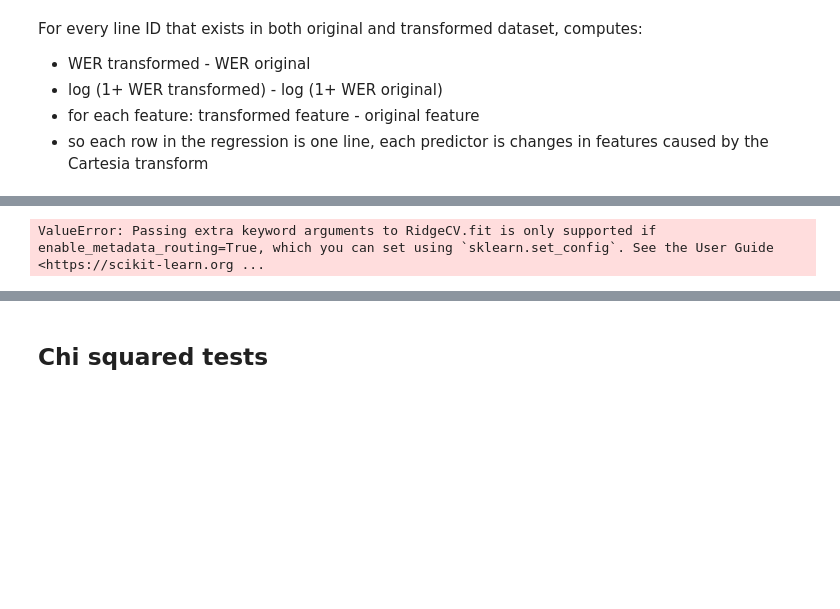
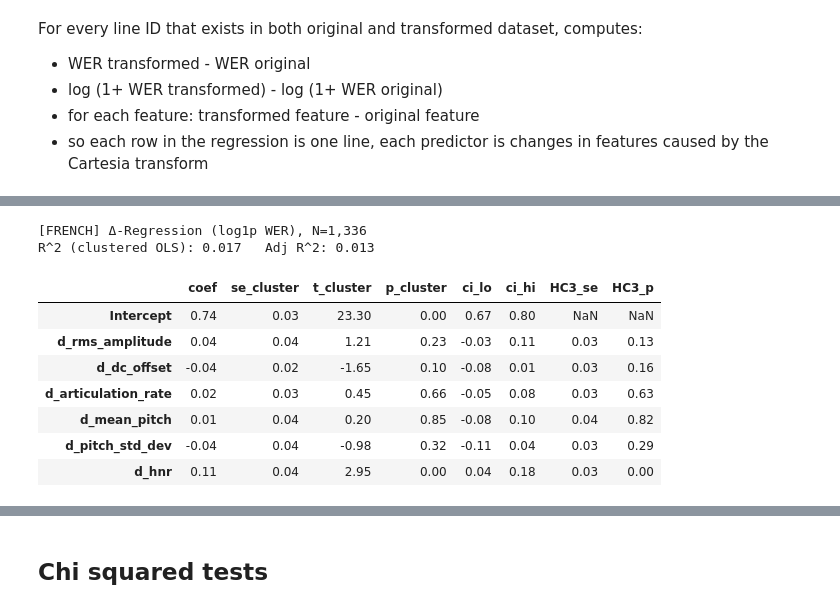
Before and after one commit to dianesarkis1/ASR-Analysis, a Jupyter notebook: inference_analysis.ipynb, the cells around one changed output, grey strips where cells are left out. Drawn from its saved outputs; the diff is of its cells as text; code cells hidden in the pictures; blank space fills up the shorter version.

Commit message:
Fix RidgeCV groups parameter error in inference analysis notebook

```diff
--- a/inference_analysis.ipynb
+++ b/inference_analysis.ipynb
@@ -627,54 +693,64 @@ For every line ID that exists in both original and transformed dataset, computes
 # %%
-# === Δ-Regression (primary inference) ===
-from sklearn.pipeline import Pipeline
+# === Δ-Regression (primary inference) — OLS with robust SEs, with R² output ===
+import statsmodels.api as sm
+from statsmodels.formula.api import ols
+import pandas as pd
+import numpy as np
 
 results_delta = {}
+
 for language, d in all_results.items():
     lp = d["line_paired"].copy()
     if lp.empty:
         print(f"{language}: no line-paired data; skipping Δ-regression.")
         continue
 
-    # Standardize Δ features within language
+    # Δ-features and Δ outcome
     dcols = [f"d_{c}" for c in FEATURES]
-    # Replace any inf/nan
-    lp = lp.replace([np.inf,-np.inf], np.nan).dropna(subset=dcols+["d_log1p_wer","speaker_id"])
+    keep_cols = dcols + ["d_log1p_wer", "speaker_id"]
+    lp = lp.replace([np.inf, -np.inf], np.nan).dropna(subset=keep_cols)
 
-    X = lp[dcols].values
-    y = lp["d_log1p_wer"].values
-    speakers = lp["speaker_id"].astype(str).values
+    # Standardize Δ-features within this language
+    for col in dcols:
+        lp[col] = (lp[col] - lp[col].mean()) / lp[col].std(ddof=0)
 
-    # Ridge CV with GroupKFold by speaker for λ selection
-    gkf = GroupKFold(n_splits=min(5, len(np.unique(speakers))))
-    alphas = np.logspace(-3, 3, 25)
-    ridge = RidgeCV(alphas=alphas, cv=gkf)
-    ridge.fit(X, y, groups=speakers)
+    # OLS with cluster-robust SEs (by speaker)
+    formula = "d_log1p_wer ~ " + " + ".join(dcols)
+    ols_cluster = ols(formula, data=lp).fit(
+        cov_type="cluster", cov_kwds={"groups": lp["speaker_id"]}
+    )
+    # Also HC3 (robust but not clustered)
+    ols_hc3 = sm.OLS(lp["d_log1p_wer"], sm.add_constant(lp[dcols])).fit(cov_type="HC3")
 
-    # Selected alpha and coefficients
-    coefs = pd.Series(ridge.coef_, index=dcols, name="ridge_coef")
-
-    # Refit OLS for interpretable β + clustered SEs (by speaker)
-    df_model = lp[dcols + ["d_log1p_wer","speaker_id"]].copy()
-    formula = "d_log1p_wer ~ " + " + ".join(dcols)
-    ols_fit = ols(formula, data=df_model).fit(cov_type="cluster", cov_kwds={"groups": df_model["speaker_id"]})
+    # Tidy 2-decimal output (cluster SEs as primary)
     summ = pd.DataFrame({
-        "beta_ols": ols_fit.params.reindex(["Intercept"]+dcols, fill_value=np.nan),
-        "se_clustered": ols_fit.bse.reindex(["Intercept"]+dcols, fill_value=np.nan),
-        "pval": ols_fit.pvalues.reindex(["Intercept"]+dcols, fill_value=np.nan)
+        "coef": ols_cluster.params.round(2),
+        "se_cluster": ols_cluster.bse.round(2),
+        "t_cluster": ols_cluster.tvalues.round(2),
+        "p_cluster": ols_cluster.pvalues.round(2),
+        "ci_lo": ols_cluster.conf_int()[0].round(2),
+        "ci_hi": ols_cluster.conf_int()[1].round(2),
+        "HC3_se": ols_hc3.bse.round(2),
+        "HC3_p": ols_hc3.pvalues.round(2)
     })
-    # FDR on feature p-values
-    mask = summ.index.isin(dcols)
-    rej, pcor = bh_fdr(summ.loc[mask,"pval"].values, alpha=0.05)
-    summ.loc[mask,"pval_fdr"] = pcor
-    summ.loc[mask,"significant_fdr"] = rej
 
     results_delta[language] = {
-        "ridge_alpha": ridge.alpha_,
-        "ridge_coefs": coefs,
-        "ols_summary": summ,
-        "ols_model": ols_fit
+        "ols_cluster": ols_cluster,
+        "ols_hc3": ols_hc3,
+        "table": summ
     }
-    print(f"\\n[{language.upper()}] Δ-Regression done. Selected ridge alpha = {ridge.alpha_:.4g}")
-    display(summ)
+
+    print(f"\n[{language.upper()}] Δ-Regression (log1p WER), N={len(lp):,}")
+    print(f"R^2 (clustered OLS): {ols_cluster.rsquared:.3f}   Adj R^2: {ols_cluster.rsquared_adj:.3f}")
+    display(summ.loc[["Intercept"] + dcols])
 # %% [output]
-ValueError: Passing extra keyword arguments to RidgeCV.fit is only supported if enable_metadata_routing=True, which you can set using `sklearn.set_config`. See the User Guide <https://scikit-learn.org ...
+[FRENCH] Δ-Regression (log1p WER), N=1,336
+R^2 (clustered OLS): 0.017   Adj R^2: 0.013
+|  | coef | se_cluster | t_cluster | p_cluster | ci_lo | ci_hi | HC3_se | HC3_p |
+| Intercept | 0.74 | 0.03 | 23.30 | 0.00 | 0.67 | 0.80 | NaN | NaN |
+| d_rms_amplitude | 0.04 | 0.04 | 1.21 | 0.23 | -0.03 | 0.11 | 0.03 | 0.13 |
+| d_dc_offset | -0.04 | 0.02 | -1.65 | 0.10 | -0.08 | 0.01 | 0.03 | 0.16 |
+| d_articulation_rate | 0.02 | 0.03 | 0.45 | 0.66 | -0.05 | 0.08 | 0.03 | 0.63 |
+| d_mean_pitch | 0.01 | 0.04 | 0.20 | 0.85 | -0.08 | 0.10 | 0.04 | 0.82 |
+| d_pitch_std_dev | -0.04 | 0.04 | -0.98 | 0.32 | -0.11 | 0.04 | 0.03 | 0.29 |
+| d_hnr | 0.11 | 0.04 | 2.95 | 0.00 | 0.04 | 0.18 | 0.03 | 0.00 |
```
Also changed, not shown: parts of 11 cells of this notebook.
